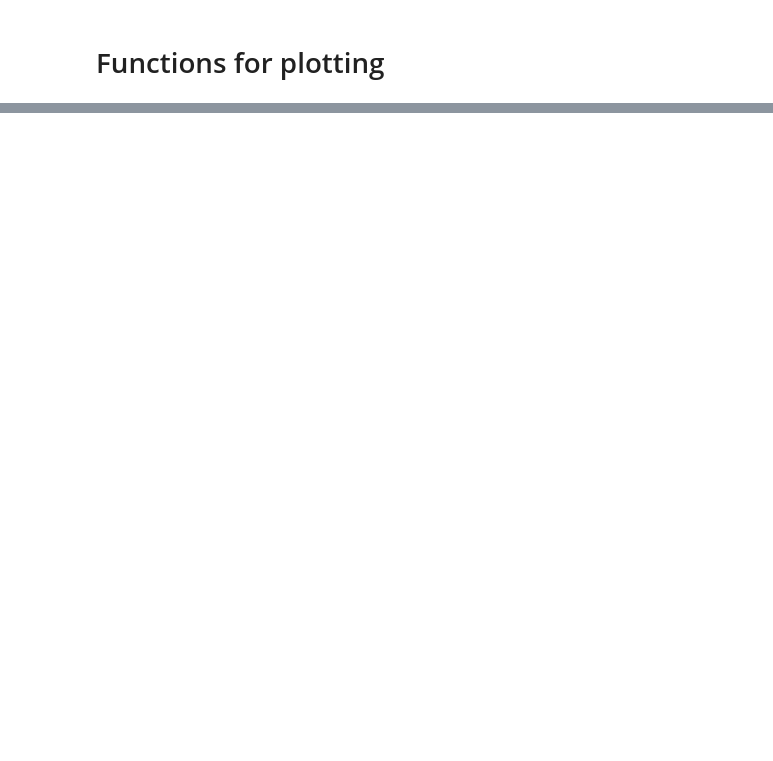
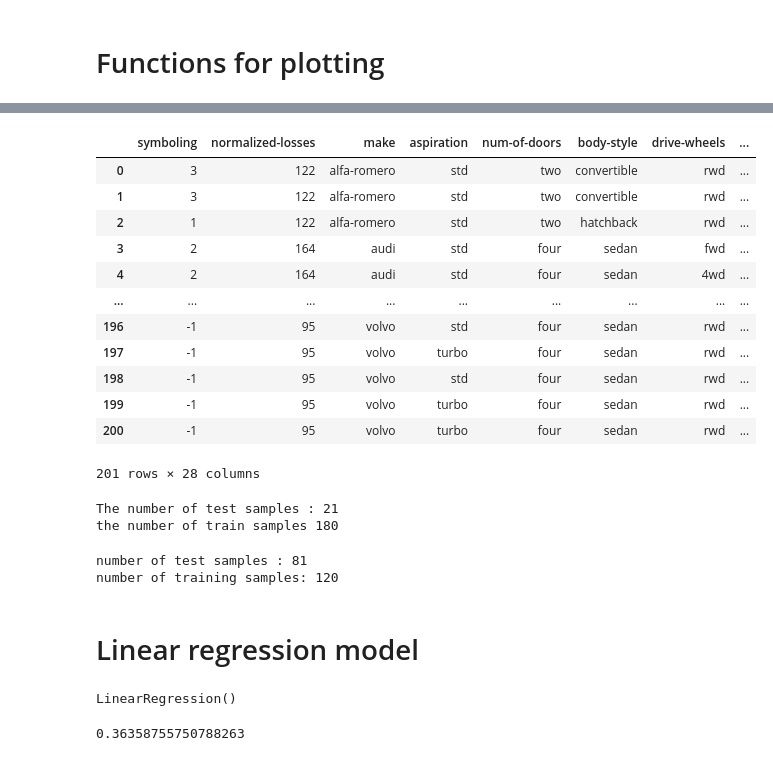
Before and after one commit to Mohammed-walid/data-analysis-python, a Jupyter notebook: 05-Model-Evaluation-and-Refinement/Used-cars-prices/used_cars_prices.ipynb, the cells around one changed output, grey strips where cells are left out. Cells and saved outputs as stored; diff of their text form; code cells hidden in the pictures; blank space fills up the shorter version.

```diff
--- a/05-Model-Evaluation-and-Refinement/Used-cars-prices/used_cars_prices.ipynb
+++ b/05-Model-Evaluation-and-Refinement/Used-cars-prices/used_cars_prices.ipynb
@@ -98,0 +118,43 @@ def PollyPlot(xtrain, xtest, y_train, y_test, lr,poly_transform):
+# %%
+x_df=df.drop('price',axis=1)
+x_df
+# %% [output]
+|  | symboling | normalized-losses | make | aspiration | num-of-doors | body-style | drive-wheels | ... |
+| 0 | 3 | 122 | alfa-romero | std | two | convertible | rwd | ... |
+| 1 | 3 | 122 | alfa-romero | std | two | convertible | rwd | ... |
+| 2 | 1 | 122 | alfa-romero | std | two | hatchback | rwd | ... |
+| 3 | 2 | 164 | audi | std | four | sedan | fwd | ... |
+| 4 | 2 | 164 | audi | std | four | sedan | 4wd | ... |
+| ... | ... | ... | ... | ... | ... | ... | ... | ... |
+| 196 | -1 | 95 | volvo | std | four | sedan | rwd | ... |
+| 197 | -1 | 95 | volvo | turbo | four | sedan | rwd | ... |
+| 198 | -1 | 95 | volvo | std | four | sedan | rwd | ... |
+| 199 | -1 | 95 | volvo | turbo | four | sedan | rwd | ... |
+| 200 | -1 | 95 | volvo | turbo | four | sedan | rwd | ... |
+201 rows × 28 columns
+# %%
+x_train, x_test,  y_train, y_test = train_test_split(x_df, y_df, test_size= 0.1, random_state= 1)
+
+print("The number of test samples :", x_test.shape[0]) #Shape tells you the dimension of df or array [0] returns on the number or rows
+print("the number of train samples", x_train.shape[0])
+# %% [output]
+The number of test samples : 21
+the number of train samples 180
+# %%
+x_train1, x_test1, y_train1, y_test1 = train_test_split(x_df, y_df, test_size = 0.4, random_state = 0)
+print("number of test samples :", x_test1.shape[0])
+print("number of training samples:",x_train1.shape[0])
+# %% [output]
+number of test samples : 81
+number of training samples: 120
+# %% [markdown]
+# Linear regression model
+# %%
+lm = LinearRegression()
+lm.fit(x_train[["horsepower"]], y_train)
+# %% [output]
+LinearRegression()
+# %%
+lm.score(x_test[["horsepower"]], y_test)
+# %% [output]
+0.36358755750788263
```
Also changed, not shown: parts of 6 cells of this notebook.
